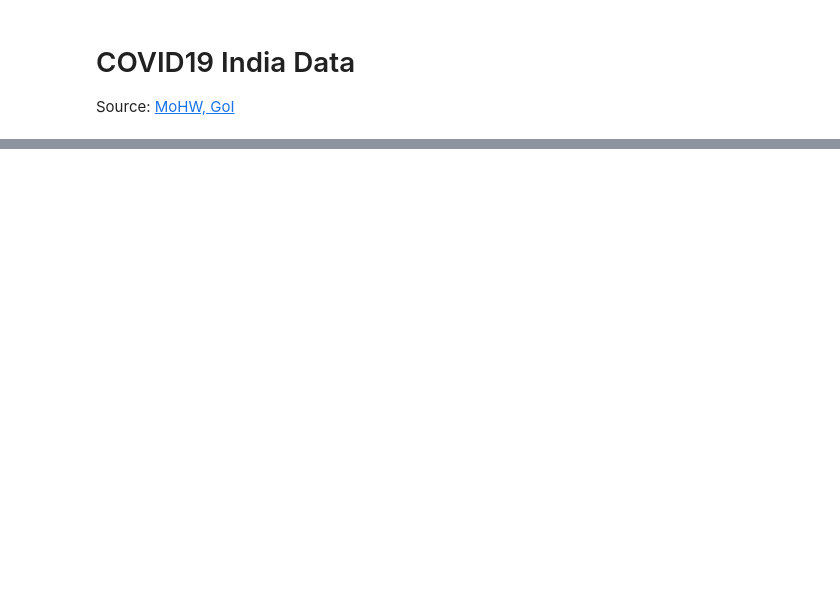
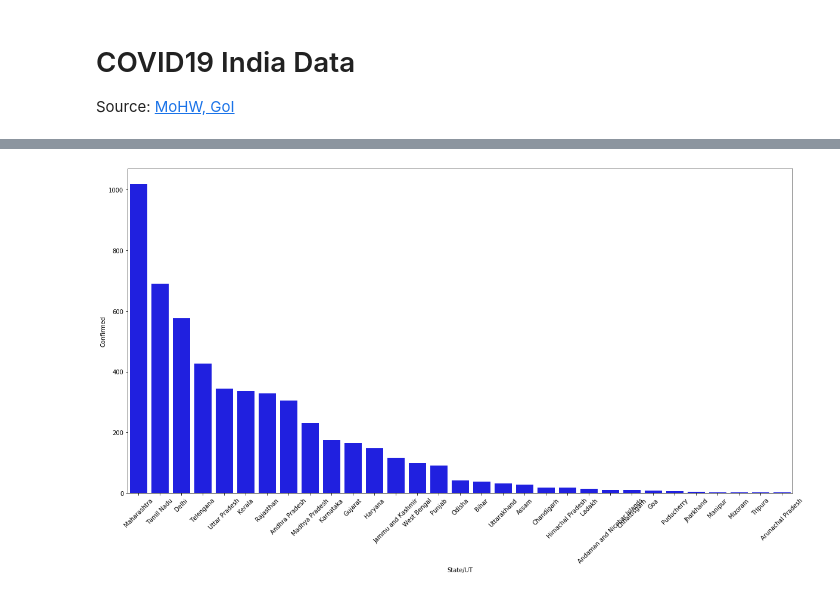
Before and after one commit to sanjivch/DataScience, a Jupyter notebook: Machine Learning/EDA/COVID19_India_EDA.ipynb, the cells around one changed output, grey strips where cells are left out. Cells and saved outputs as stored; diff of their text form; code cells hidden in the pictures; blank space fills up the shorter version.

```diff
--- a/Machine Learning/EDA/COVID19_India_EDA.ipynb
+++ b/Machine Learning/EDA/COVID19_India_EDA.ipynb
@@ -83,0 +9,14 @@ country.head()
+# %%
+# Get the data from MoHW, GoI as html table
+# First table is the dataframe
+df = pd.read_html('https://www.mohfw.gov.in/')
+country = df[0]
+
+# Drop S.No. column
+country.drop(['S. No.'], inplace=True, axis=1)
+
+# Remove last two rows
+country = country.iloc[:-2]
+# %%
+country.columns = ['State/UT', 'Confirmed', 'Recovered','Deceased']
+country.head()
@@ -83,0 +30,9 @@ country.head()
+# %%
+# Convert objects to respective type
+# First the objects have to be converted from string to float to int
+for col in country.columns:
+    print(col)
+    if col == 'State/UT':
+        country[col] = country[col].astype(str)
+    else:
+        country[col] = country[col].astype(str).astype(float).astype(int)
@@ -83,0 +57,8 @@ country.head()
+# %%
+# State-wise Confirmed status
+country = country.sort_values(by='Confirmed', ascending=False)
+plt.figure(figsize=(20,10))
+sns.barplot(x='State/UT', y='Confirmed', data=country, color="blue")
+plt.xticks(rotation=45);
+# %% [output]
+[figure, added]
```
Also changed, not shown: parts of 19 cells of this notebook, 13 other files.
